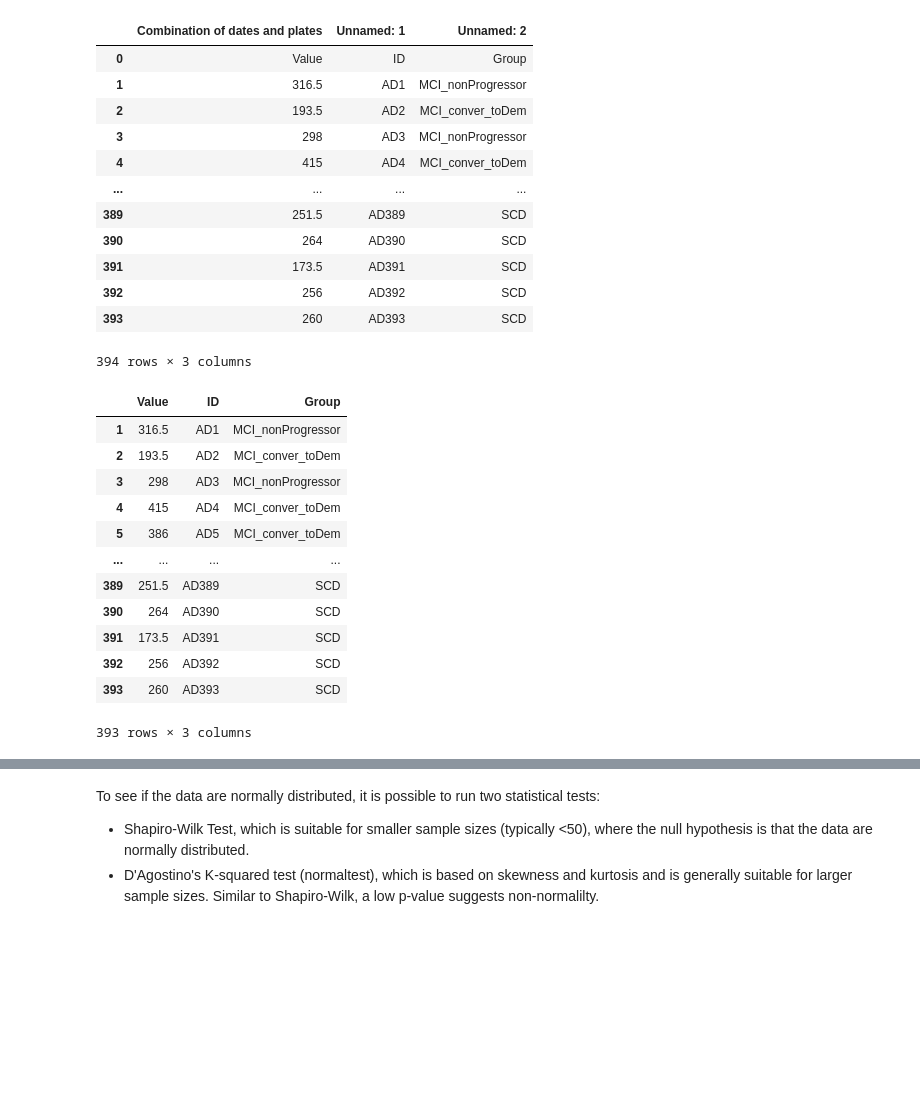
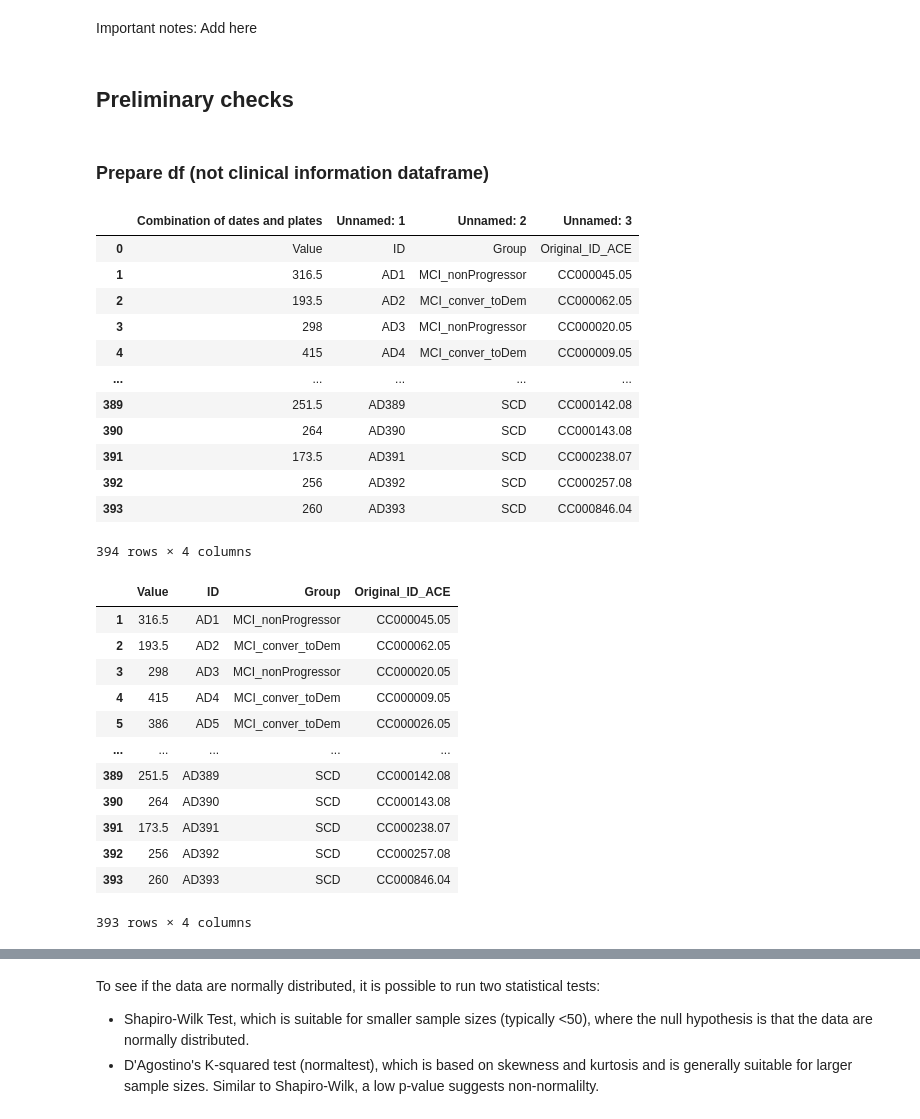
Before and after one commit to miyohtnk/PhD_KLK6_data_analysis, a Jupyter notebook: KLK6_ELISA_data_analysis.ipynb, the cells around one changed output, grey strips where cells are left out. Drawn from its saved outputs; the diff is of its cells as text; code cells hidden in the pictures; blank space fills up the shorter version.

```diff
--- a/KLK6_ELISA_data_analysis.ipynb
+++ b/KLK6_ELISA_data_analysis.ipynb
@@ -1,3 +3,5 @@
+# %% [markdown]
+Important notes: Add here
 # %%
 #important libraries to load
 import numpy as np
@@ -11,20 +16,30 @@ from tabulate import tabulate #pretty table
 # %%
+#Read files based on location (SHOULD BE CHANGED BY USER)
+
 file_path = "C:\\Users\\miyoh\\Git_Hub_Work\\Python_data_analysis\\KLK6_ELISA_data_correct_for_dilution.xlsx" #Edit accordingly to where the file is
-df= pd.read_excel(file_path, "Sheet2")
+file_path2= "C:\\Users\\miyoh\\Git_Hub_Work\\Python_data_analysis\\20240321_400CSF_selection_for_Toronto_reduced_FC_Corrected.xlsx" #clinical information of patients from collaborator
+data= pd.read_excel(file_path, "Sheet2")
+clinical_info = pd.read_excel(file_path2, "Sheet 1")
+# %% [markdown]
+## Preliminary checks
+# %% [markdown]
+### Prepare df (not clinical information dataframe)
 # %%
-df #check that it was read fine
+data #check that it was read fine
+
+#it has 394 rows and 4 columns, but we should have 393 samples.
 # %% [output]
-|  | Combination of dates and plates | Unnamed: 1 | Unnamed: 2 |
-| 0 | Value | ID | Group |
-| 1 | 316.5 | AD1 | MCI_nonProgressor |
-| 2 | 193.5 | AD2 | MCI_conver_toDem |
-| 3 | 298 | AD3 | MCI_nonProgressor |
-| 4 | 415 | AD4 | MCI_conver_toDem |
-| ... | ... | ... | ... |
-| 389 | 251.5 | AD389 | SCD |
-| 390 | 264 | AD390 | SCD |
-| 391 | 173.5 | AD391 | SCD |
-| 392 | 256 | AD392 | SCD |
-| 393 | 260 | AD393 | SCD |
+|  | Combination of dates and plates | Unnamed: 1 | Unnamed: 2 | Unnamed: 3 |
+| 0 | Value | ID | Group | Original_ID_ACE |
+| 1 | 316.5 | AD1 | MCI_nonProgressor | CC000045.05 |
+| 2 | 193.5 | AD2 | MCI_conver_toDem | CC000062.05 |
+| 3 | 298 | AD3 | MCI_nonProgressor | CC000020.05 |
+| 4 | 415 | AD4 | MCI_conver_toDem | CC000009.05 |
+| ... | ... | ... | ... | ... |
+| 389 | 251.5 | AD389 | SCD | CC000142.08 |
+| 390 | 264 | AD390 | SCD | CC000143.08 |
+| 391 | 173.5 | AD391 | SCD | CC000238.07 |
+| 392 | 256 | AD392 | SCD | CC000257.08 |
+| 393 | 260 | AD393 | SCD | CC000846.04 |
-394 rows × 3 columns
+394 rows × 4 columns
 # %%
@@ -35,16 +50,16 @@ df = df.drop(df.index[0]) #drop the first row, since we have now saved is as col
 # %%
-df #check that it worked, new column names should be Value, ID, Group
+data #check that it worked, new column names should be Value, ID, Group, Original_ID_ACE
 # %% [output]
-|  | Value | ID | Group |
-| 1 | 316.5 | AD1 | MCI_nonProgressor |
-| 2 | 193.5 | AD2 | MCI_conver_toDem |
-| 3 | 298 | AD3 | MCI_nonProgressor |
-| 4 | 415 | AD4 | MCI_conver_toDem |
-| 5 | 386 | AD5 | MCI_conver_toDem |
-| ... | ... | ... | ... |
-| 389 | 251.5 | AD389 | SCD |
-| 390 | 264 | AD390 | SCD |
-| 391 | 173.5 | AD391 | SCD |
-| 392 | 256 | AD392 | SCD |
-| 393 | 260 | AD393 | SCD |
+|  | Value | ID | Group | Original_ID_ACE |
+| 1 | 316.5 | AD1 | MCI_nonProgressor | CC000045.05 |
+| 2 | 193.5 | AD2 | MCI_conver_toDem | CC000062.05 |
+| 3 | 298 | AD3 | MCI_nonProgressor | CC000020.05 |
+| 4 | 415 | AD4 | MCI_conver_toDem | CC000009.05 |
+| 5 | 386 | AD5 | MCI_conver_toDem | CC000026.05 |
+| ... | ... | ... | ... | ... |
+| 389 | 251.5 | AD389 | SCD | CC000142.08 |
+| 390 | 264 | AD390 | SCD | CC000143.08 |
+| 391 | 173.5 | AD391 | SCD | CC000238.07 |
+| 392 | 256 | AD392 | SCD | CC000257.08 |
+| 393 | 260 | AD393 | SCD | CC000846.04 |
-393 rows × 3 columns
+393 rows × 4 columns
```
Also changed, not shown: parts of 45 cells of this notebook, 4 other files.
